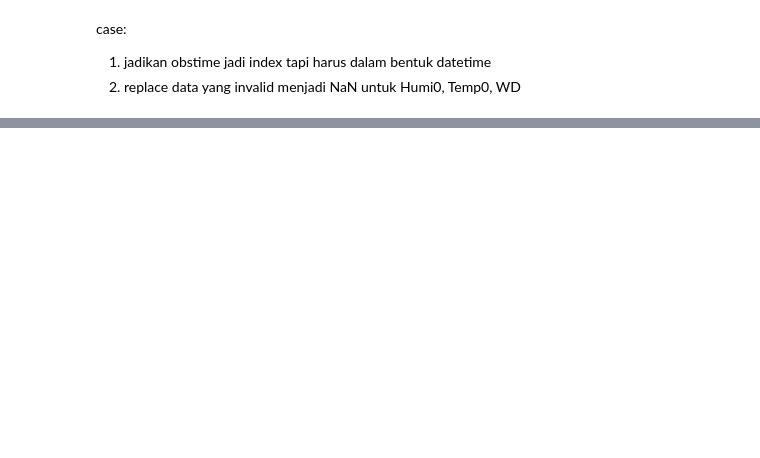
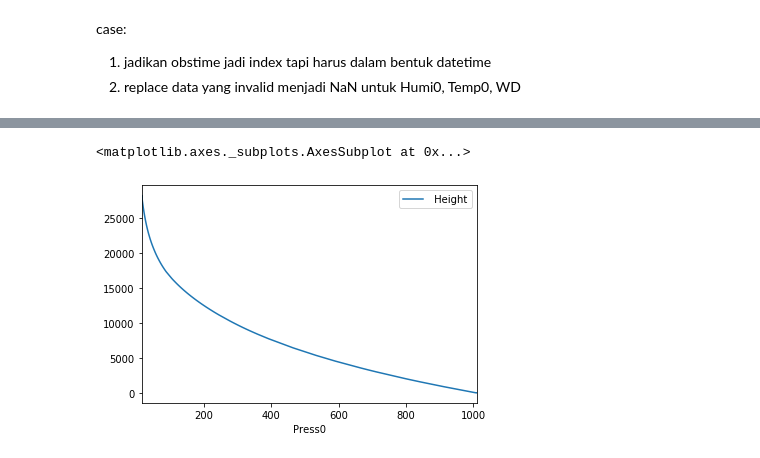
Before and after one commit to pHeesari/H8_050, a Jupyter notebook: Intro_to_Python.ipynb, the cells around one changed output, grey strips where cells are left out. Saved outputs shown, nothing was run; the diff lists cells and outputs as text; code cells hidden in the pictures; blank space fills up the shorter version.

```diff
--- a/Intro_to_Python.ipynb
+++ b/Intro_to_Python.ipynb
@@ -933,0 +721,2 @@ memory usage: 1.5+ MB
+# %%
+raw.dropna(inplace=True)
@@ -933,0 +750,6 @@ memory usage: 1.5+ MB
+# %%
+%matplotlib inline
+raw.plot(x='Press0',y=' Height')
+# %% [output]
+<matplotlib.axes._subplots.AxesSubplot at 0x...>
+[figure, added]
```
Also changed, not shown: parts of 81 cells of this notebook.
